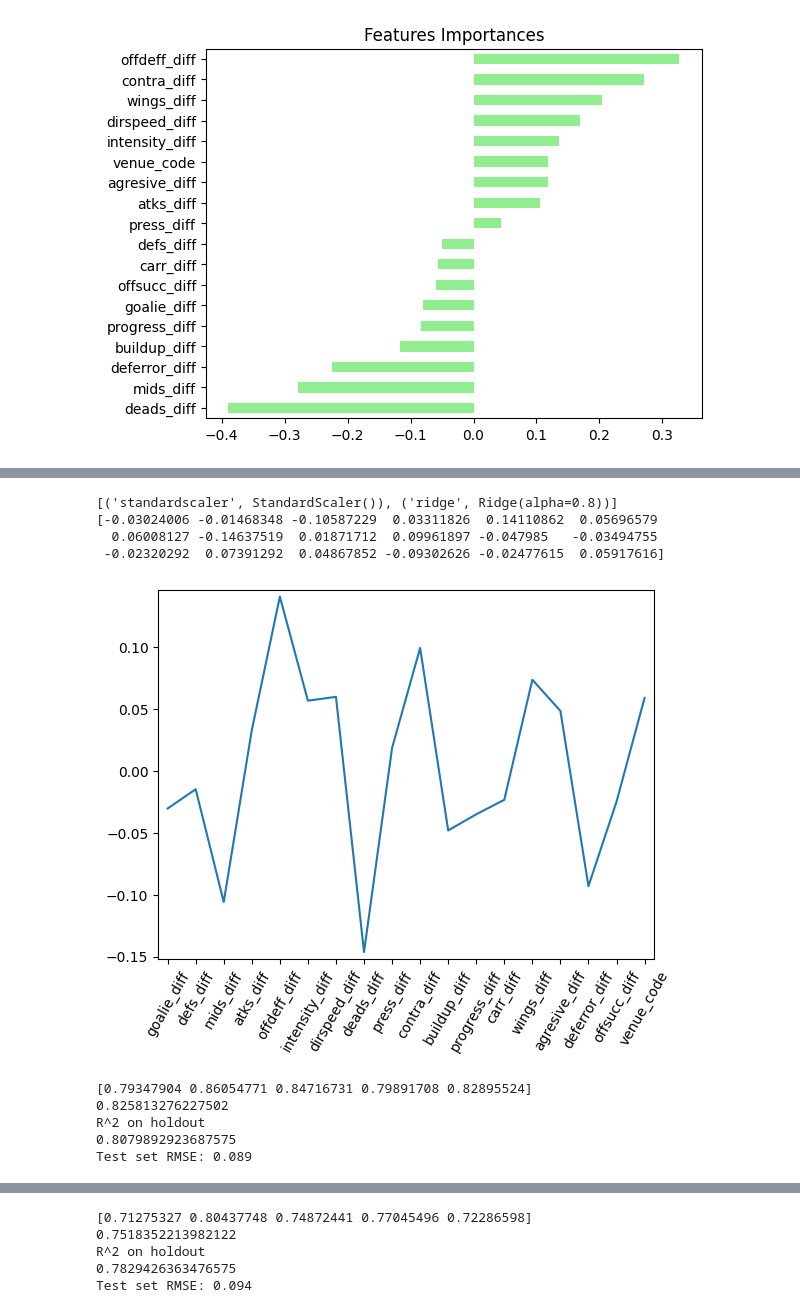
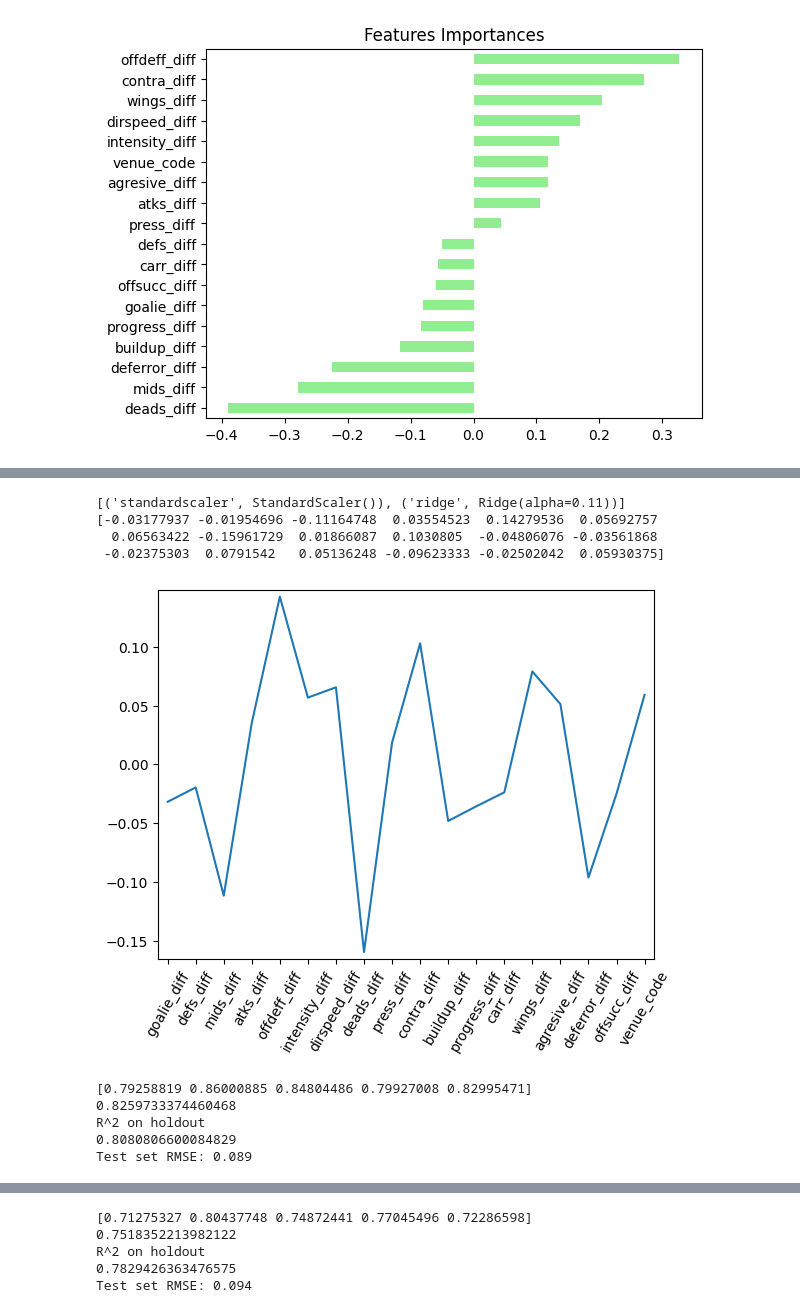
Before and after one commit to krawczyk071/predictor, a Jupyter notebook: scikit/pred_regression.ipynb, the cells around one changed output, grey strips where cells are left out. Drawn from its saved outputs; the diff is of its cells as text; code cells hidden in the pictures.

```diff
--- a/scikit/pred_regression.ipynb
+++ b/scikit/pred_regression.ipynb
@@ -242,18 +243,18 @@ Test set RMSE: 0.108
 # %%
 from sklearn.linear_model import Ridge
-reg = Ridge(alpha=0.8)
+reg = Ridge(alpha=0.11)
 
 model,pred,info=make_predictions_reg(splited,reg,feature_names,scale=True,grid_params=None)
 # %% [output]
-[('standardscaler', StandardScaler()), ('ridge', Ridge(alpha=0.8))]
-[-0.03024006 -0.01468348 -0.10587229  0.03311826  0.14110862  0.05696579
-  0.06008127 -0.14637519  0.01871712  0.09961897 -0.047985   -0.03494755
- -0.02320292  0.07391292  0.04867852 -0.09302626 -0.02477615  0.05917616]
+[('standardscaler', StandardScaler()), ('ridge', Ridge(alpha=0.11))]
+[-0.03177937 -0.01954696 -0.11164748  0.03554523  0.14279536  0.05692757
+  0.06563422 -0.15961729  0.01866087  0.1030805  -0.04806076 -0.03561868
+ -0.02375303  0.0791542   0.05136248 -0.09623333 -0.02502042  0.05930375]
-[figure, old version]
+[figure, new version]
-[0.79347904 0.86054771 0.84716731 0.79891708 0.82895524]
-0.825813276227502
+[0.79258819 0.86000885 0.84804486 0.79927008 0.82995471]
+0.8259733374460468
 R^2 on holdout
-0.8079892923687575
+0.8080806600084829
 Test set RMSE: 0.089
 # %%
 from sklearn.linear_model import ElasticNet
```
Also changed, not shown: parts of 9 cells of this notebook, 1 other file.
